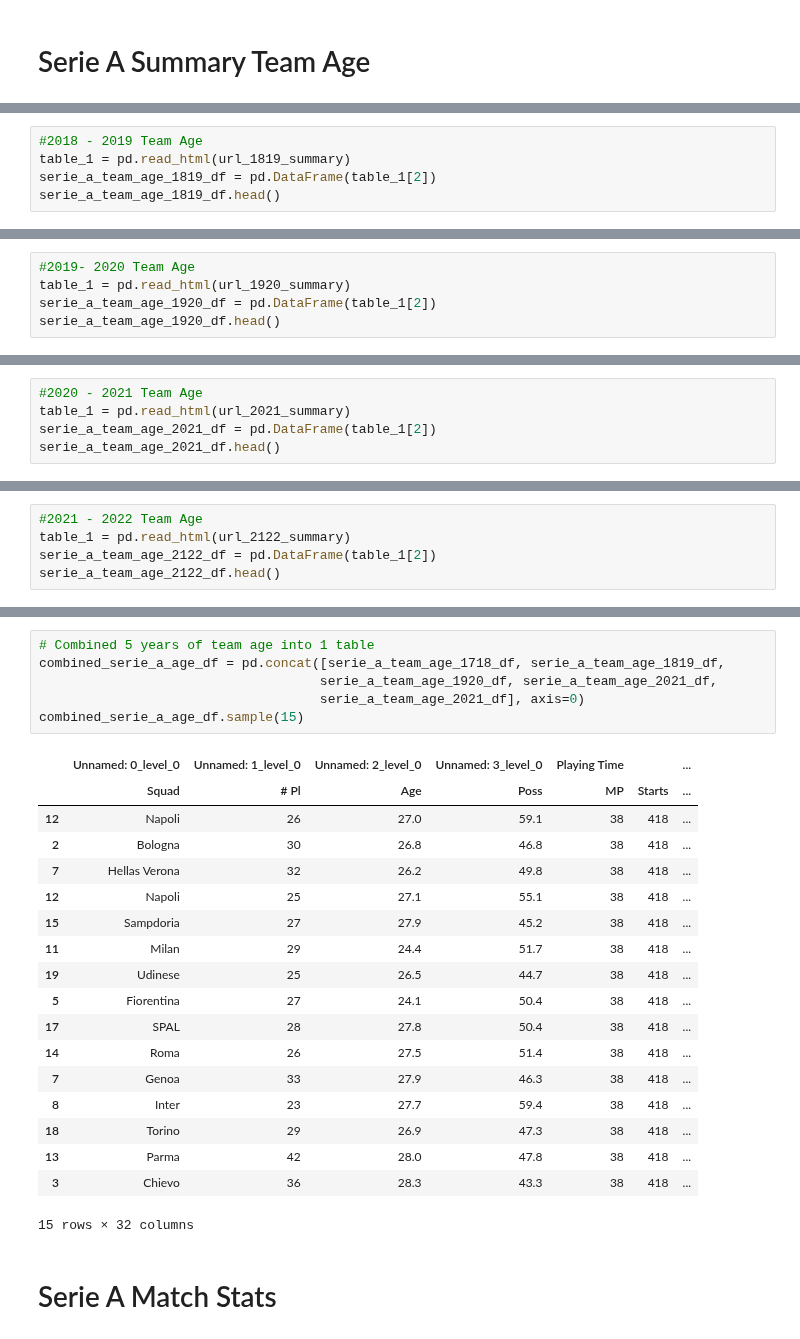
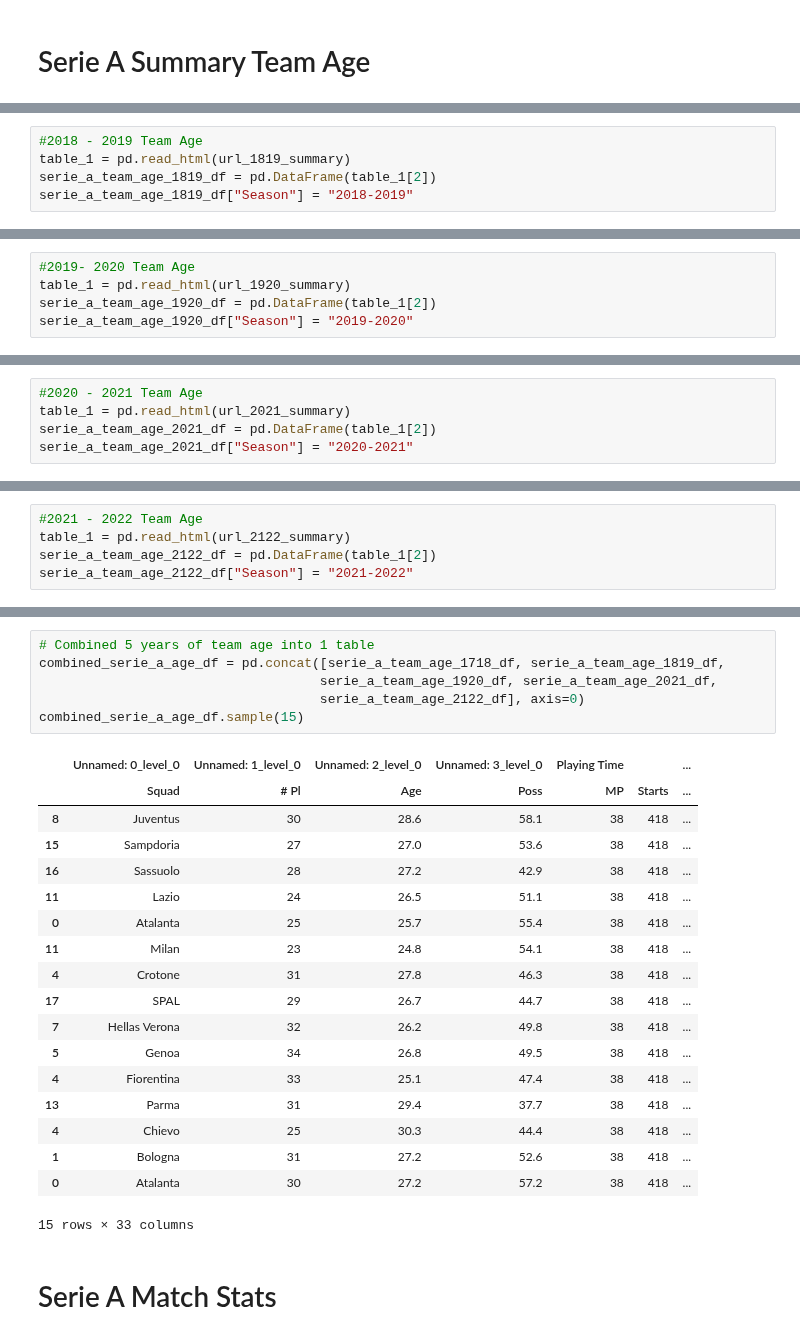
Before and after one commit to GurpreetChugh/Project-Football, a Jupyter notebook: Serie_A.ipynb, the cells around one changed output, grey strips where cells are left out. Cells and saved outputs as stored; diff of their text form.

Commit message:
season added

```diff
--- a/Serie_A.ipynb
+++ b/Serie_A.ipynb
@@ -117,4 +73,4 @@ serie_a_team_age_1718_df.head()
 #2018 - 2019 Team Age
 table_1 = pd.read_html(url_1819_summary)
 serie_a_team_age_1819_df = pd.DataFrame(table_1[2])
-serie_a_team_age_1819_df.head()
+serie_a_team_age_1819_df["Season"] = "2018-2019"
@@ -131,4 +78,4 @@ serie_a_team_age_1819_df.head()
 #2019- 2020 Team Age
 table_1 = pd.read_html(url_1920_summary)
 serie_a_team_age_1920_df = pd.DataFrame(table_1[2])
-serie_a_team_age_1920_df.head()
+serie_a_team_age_1920_df["Season"] = "2019-2020"
@@ -145,4 +83,4 @@ serie_a_team_age_1920_df.head()
 #2020 - 2021 Team Age
 table_1 = pd.read_html(url_2021_summary)
 serie_a_team_age_2021_df = pd.DataFrame(table_1[2])
-serie_a_team_age_2021_df.head()
+serie_a_team_age_2021_df["Season"] = "2020-2021"
@@ -159,4 +88,4 @@ serie_a_team_age_2021_df.head()
 #2021 - 2022 Team Age
 table_1 = pd.read_html(url_2122_summary)
 serie_a_team_age_2122_df = pd.DataFrame(table_1[2])
-serie_a_team_age_2122_df.head()
+serie_a_team_age_2122_df["Season"] = "2021-2022"
@@ -172,28 +92,28 @@ serie_a_team_age_2122_df.head()
 # %%
 # Combined 5 years of team age into 1 table
 combined_serie_a_age_df = pd.concat([serie_a_team_age_1718_df, serie_a_team_age_1819_df,
                                     serie_a_team_age_1920_df, serie_a_team_age_2021_df,
-                                    serie_a_team_age_2021_df], axis=0)
+                                    serie_a_team_age_2122_df], axis=0)
 combined_serie_a_age_df.sample(15)
 # %% [output]
 |  | Unnamed: 0_level_0 | Unnamed: 1_level_0 | Unnamed: 2_level_0 | Unnamed: 3_level_0 | Playing Time |  | ... |
 |  | Squad | # Pl | Age | Poss | MP | Starts | ... |
-| 12 | Napoli | 26 | 27.0 | 59.1 | 38 | 418 | ... |
-| 2 | Bologna | 30 | 26.8 | 46.8 | 38 | 418 | ... |
+| 8 | Juventus | 30 | 28.6 | 58.1 | 38 | 418 | ... |
+| 15 | Sampdoria | 27 | 27.0 | 53.6 | 38 | 418 | ... |
+| 16 | Sassuolo | 28 | 27.2 | 42.9 | 38 | 418 | ... |
+| 11 | Lazio | 24 | 26.5 | 51.1 | 38 | 418 | ... |
+| 0 | Atalanta | 25 | 25.7 | 55.4 | 38 | 418 | ... |
+| 11 | Milan | 23 | 24.8 | 54.1 | 38 | 418 | ... |
+| 4 | Crotone | 31 | 27.8 | 46.3 | 38 | 418 | ... |
+| 17 | SPAL | 29 | 26.7 | 44.7 | 38 | 418 | ... |
 | 7 | Hellas Verona | 32 | 26.2 | 49.8 | 38 | 418 | ... |
-| 12 | Napoli | 25 | 27.1 | 55.1 | 38 | 418 | ... |
-| 15 | Sampdoria | 27 | 27.9 | 45.2 | 38 | 418 | ... |
-| 11 | Milan | 29 | 24.4 | 51.7 | 38 | 418 | ... |
-| 19 | Udinese | 25 | 26.5 | 44.7 | 38 | 418 | ... |
-| 5 | Fiorentina | 27 | 24.1 | 50.4 | 38 | 418 | ... |
-| 17 | SPAL | 28 | 27.8 | 50.4 | 38 | 418 | ... |
-| 14 | Roma | 26 | 27.5 | 51.4 | 38 | 418 | ... |
-| 7 | Genoa | 33 | 27.9 | 46.3 | 38 | 418 | ... |
-| 8 | Inter | 23 | 27.7 | 59.4 | 38 | 418 | ... |
-| 18 | Torino | 29 | 26.9 | 47.3 | 38 | 418 | ... |
-| 13 | Parma | 42 | 28.0 | 47.8 | 38 | 418 | ... |
-| 3 | Chievo | 36 | 28.3 | 43.3 | 38 | 418 | ... |
+| 5 | Genoa | 34 | 26.8 | 49.5 | 38 | 418 | ... |
+| 4 | Fiorentina | 33 | 25.1 | 47.4 | 38 | 418 | ... |
+| 13 | Parma | 31 | 29.4 | 37.7 | 38 | 418 | ... |
+| 4 | Chievo | 25 | 30.3 | 44.4 | 38 | 418 | ... |
+| 1 | Bologna | 31 | 27.2 | 52.6 | 38 | 418 | ... |
+| 0 | Atalanta | 30 | 27.2 | 57.2 | 38 | 418 | ... |
-15 rows × 32 columns
+15 rows × 33 columns
 # %% [markdown]
 # Serie A Match Stats
 # %%
```
Also changed, not shown: parts of 23 cells of this notebook.
